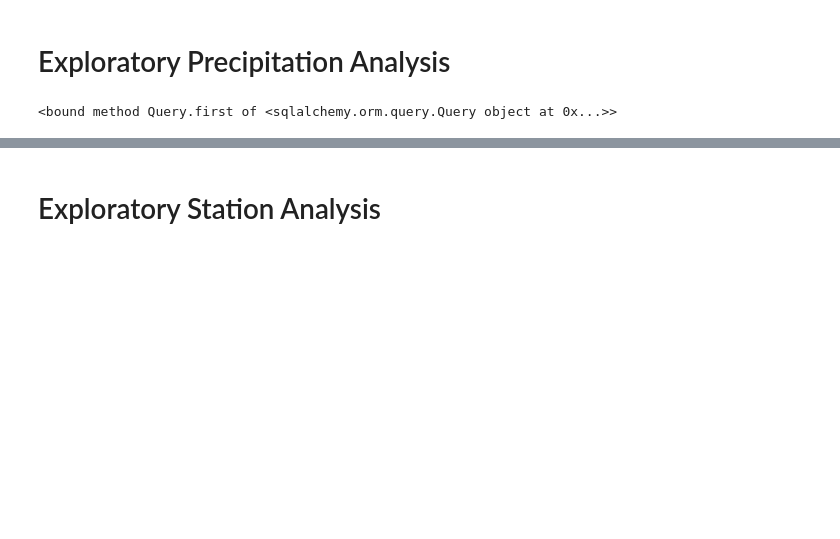
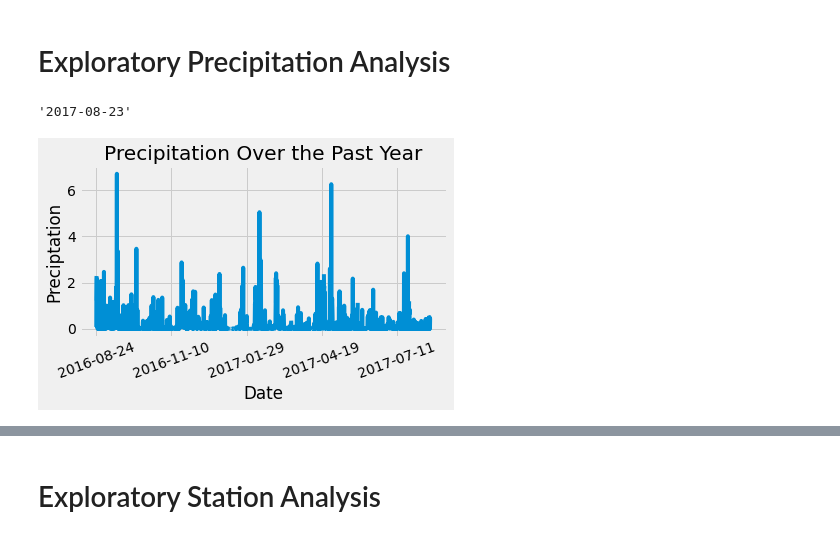
Before and after one commit to jimbleslilley/sqlalchemy-challenge, a Jupyter notebook: notebook.ipynb, the cells around one changed output, grey strips where cells are left out. Cells and saved outputs as stored; diff of their text form; code cells hidden in the pictures; blank space fills up the shorter version.

```diff
--- a/notebook.ipynb
+++ b/notebook.ipynb
@@ -64,36 +61,42 @@ elevation FLOAT
 # %%
 # Find the most recent date in the data set.
 connection = engine.connect()
-latest_date = pd.read_sql("SELECT date FROM measurement ORDER BY date DESC LIMIT 1", connection)
+latest_date = (session
+               .query(func.max(Measurement.date))
+               .scalar()
+)
 latest_date
-
-latest_date = (
-    session
-    .query(Measurement.date)
-    .order_by(Measurement.date.desc())
-    .first()
-)
-
-latest_date
 # %% [output]
-<bound method Query.first of <sqlalchemy.orm.query.Query object at 0x...>>
+'2017-08-23'
 # %%
 # Design a query to retrieve the last 12 months of precipitation data and plot the results.
 # Starting from the most recent data point in the database.
-
+latest_date
 
 # Calculate the date one year from the last date in data set.
-
+date_last_year = dt.datetime.strptime(latest_date, "%Y-%m-%d") - dt.timedelta(days=365)
 
 # Perform a query to retrieve the data and precipitation scores
-
+last_year = (session
+             .query(Measurement.date, Measurement.prcp)
+             .order_by(Measurement.date)
+             .filter(Measurement.date >= date_last_year).all()
+)
 
 # Save the query results as a Pandas DataFrame and set the index to the date column
-
-
-# Sort the dataframe by date
-
+prcp_df = pd.DataFrame(last_year, columns=["Date","Precipitation"])
+prcp_df.set_index("Date", inplace=True)
 
 # Use Pandas Plotting with Matplotlib to plot the data
+ax = prcp_df.plot(title="Precipitation by Date")
+plt.xlabel("Date")
+plt.ylabel("Preciptation")
+plt.title("Precipitation Over the Past Year")
+plt.xticks(rotation = 20)
+plt.tight_layout()
+ax.get_legend().remove()
+plt.show()
+# %% [output]
+[figure, added]
 # %%
 # Use Pandas to calcualte the summary statistics for the precipitation data
```
Also changed, not shown: parts of 10 cells of this notebook.
